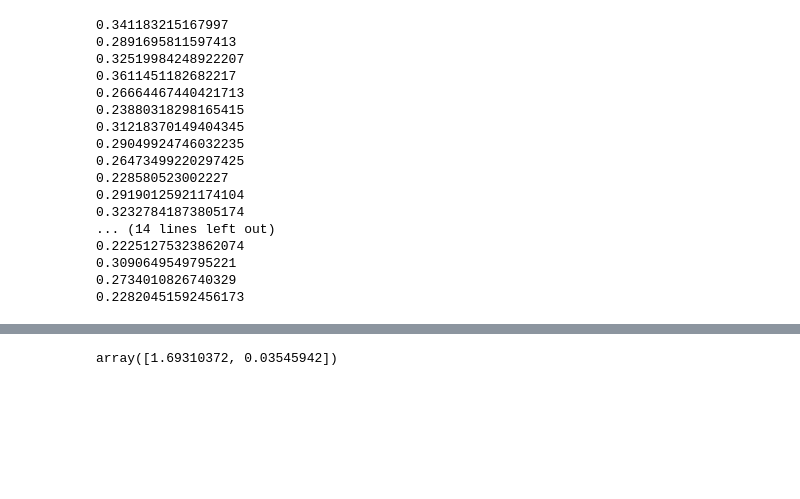
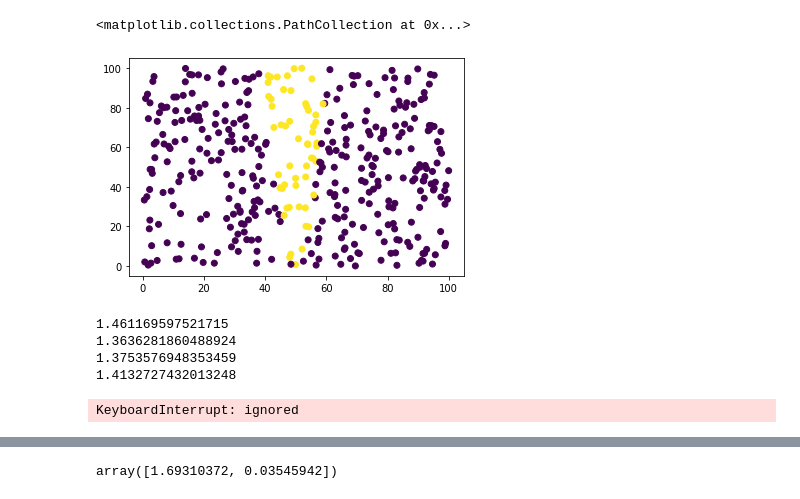
Before and after one commit to weathon/kNN_Research, a Jupyter notebook: Simple_2D_Example.ipynb, the cells around one changed output, grey strips where cells are left out. Saved outputs shown, nothing was run; the diff lists cells and outputs as text; code cells hidden in the pictures; blank space fills up the shorter version.

```diff
--- a/Simple_2D_Example.ipynb
+++ b/Simple_2D_Example.ipynb
@@ -63,3 +63,8 @@ def X_shuffle(X):
 
 def shuffle(X):
   return np.append(X[len(X)//10:],X[:len(X)//10])
+# %%
+plt.scatter(X[:,0],X[:,1],c=Y) #xkouruankun nanshou chaojisuan xkoutttttkun ruanhuxi yanyang ttxkouhuxizhangkun huang tanxaoixoaikmaikandaoskou xkoukunyachiruantt zhege tumeicuo suoruanruanurunttkunsuoyizhendeshishukjucuolejiumaijianchaxkouxkouruanku
+# %% [output]
+<matplotlib.collections.PathCollection at 0x...>
+[figure, added]
@@ -66,12 +73,12 @@ def shuffle(X):
 # %%
-# np.random.shuffle(indexs)
+# np.random.shuffle(indexs) xianshuffle yebuxin jiushuom? shouzhizhang shuoming gaoluan le a meiyou shulle Y? dengdeng you a xiaminjiuyou kuzizang peng yi zixko
 A = np.array([1.0,1.0])
 losses = []
 for epoches in range(30):
   losssum = 0
   for batch in range(10):
     slope = train_grad(A)
-    A-=slope*0.5
+    A-=slope*0.01
     loss = train_step(A,30)
     losssum+=loss
     indexs = shuffle(indexs)
@@ -79,29 +86,12 @@ for epoches in range(30):
     Y = Y[indexs]
   losses.append(losssum)
   print(losssum)
- # kouke toutongfaruansm gui chongxin run yiciyoukeyile congtou koukeshangcide hshi random shuffleguode? xianshuffle zai shoushuffledoubuxing?tttxkou christianwaimianoke
- # kouke IT IS RIGHT, EVEN IF I JUST SHUFFLE AT THE BEGINING, IT WONT WORK!
-
- # xkoukunkouekxkoutamenwaimianhenhuang whywhwywxjkotxtiaott
- #faruanttkun zhege zhaoyangyouxiajiangdanyeyouhengaodeqkuangkun buzitaida?dfadoufaruanhaihshibuxing xiaianzang wtamenzaiwaimian shouzhishnagshashicainengzouxkokunkouk faruan huang aaaa walmrt
 # %% [output]
-0.341183215167997
-0.2891695811597413
-0.32519984248922207
-0.3611451182682217
-0.26664467440421713
-0.23880318298165415
-0.31218370149404345
-0.29049924746032235
-0.26473499220297425
-0.228580523002227
-0.29190125921174104
-0.32327841873805174
-... (14 lines left out)
-0.22251275323862074
-0.3090649549795221
-0.2734010826740329
-0.22820451592456173
+1.461169597521715
+1.3636281860488924
+1.3753576948353459
+1.4132727432013248
+KeyboardInterrupt: ignored
 # %%
 np.random.shuffle(indexs) #aaaaakunkunkunkouke gaomingbao le zhegeshibufanhui de womendeshifanhuide fadoufaruankun koke suoyiwomendeqishimeigenggaiyoushizhegewentiquanhsnegruan
 
```
Also changed, not shown: parts of 2 cells of this notebook.
